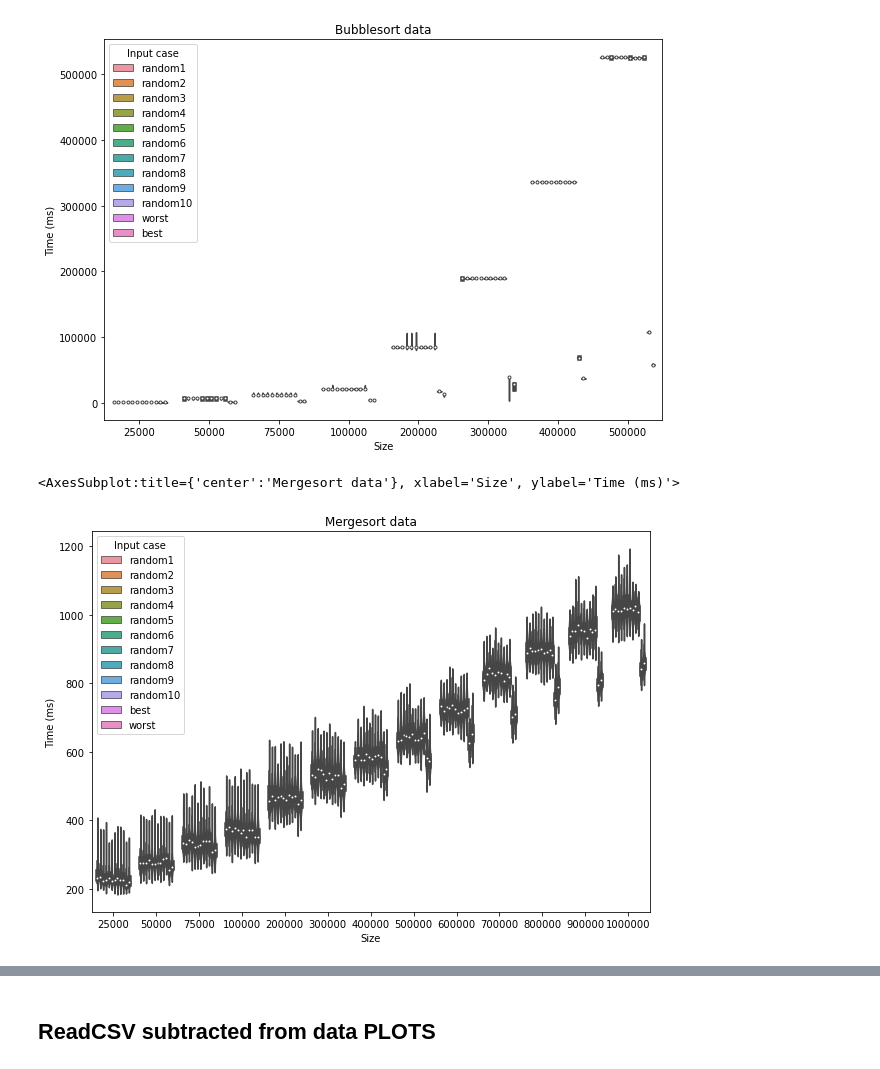
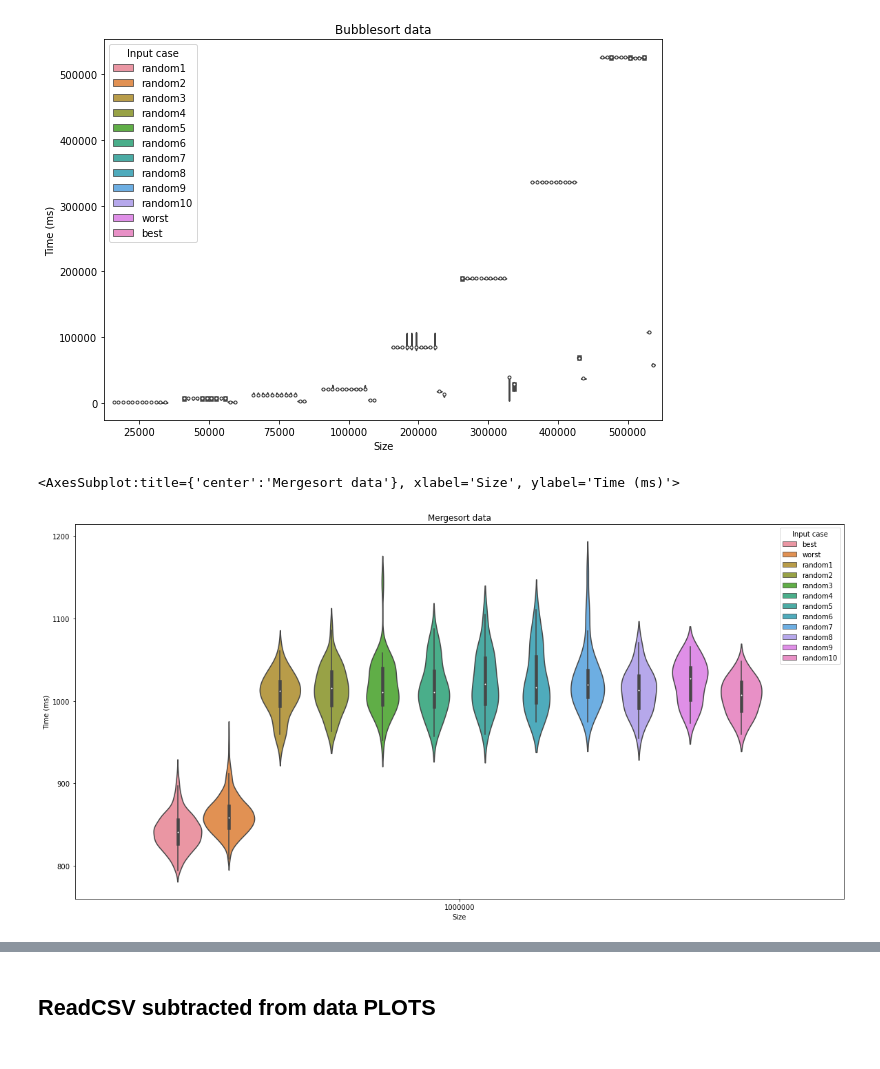
Before and after one commit to hrallil/RAPL_measurements, a Jupyter notebook: Java/FinalResults/DataAnalysis.ipynb, the cells around one changed output, grey strips where cells are left out. Cells and saved outputs as stored; diff of their text form; code cells hidden in the pictures.

Commit message:
size = inf

```diff
--- a/Java/FinalResults/DataAnalysis.ipynb
+++ b/Java/FinalResults/DataAnalysis.ipynb
@@ -290,12 +292,12 @@ sns.violinplot(data = dfBubbleSort, y = "Time (ms)", x = "Size", hue ="Input cas
 <AxesSubplot:title={'center':'Bubblesort data'}, xlabel='Size', ylabel='Time (ms)'>
 [figure]
 # %%
-plt.figure(figsize=(10,7))
+plt.figure(figsize=(20,10))
 plt.title("Mergesort data")
-sns.violinplot(data = dfMergeSort, y = "Time (ms)", x = "Size", hue ="Input case")
+sns.violinplot(data = dfMergeSort[dfMergeSort["Size"] == "1000000"], y = "Time (ms)", x = "Size", hue ="Input case")
 # %% [output]
 <AxesSubplot:title={'center':'Mergesort data'}, xlabel='Size', ylabel='Time (ms)'>
-[figure, old version]
+[figure, new version]
 # %%
 plt.figure(figsize = (20,10))
 sns.violinplot(data = dfQuickSort[dfQuickSort["Input case"] != "worst"], y = "CPU (J)", x = "Size", hue="Input case")
```
Also changed, not shown: parts of 15 cells of this notebook, 3 other files.
